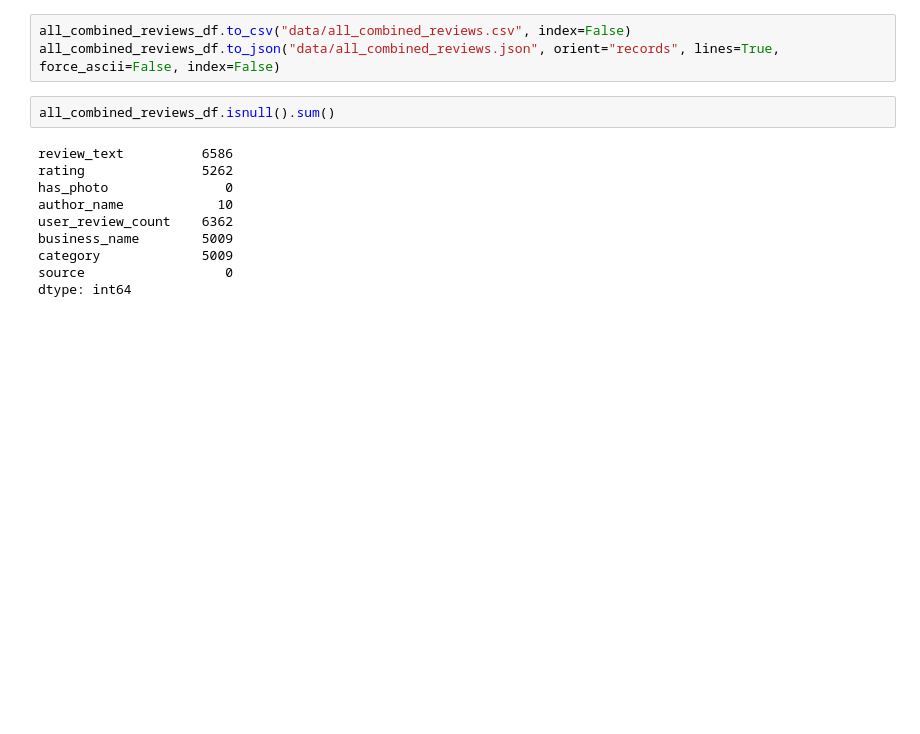
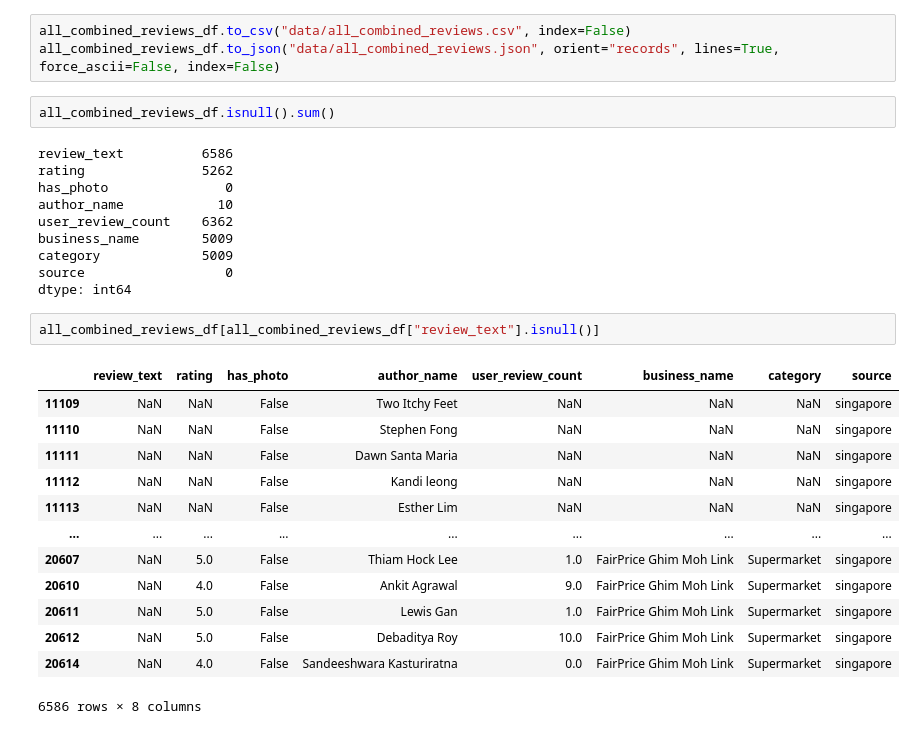
Before and after one commit to yuenning/3pandas, a Jupyter notebook: 02_data_preprocessing.ipynb, the cells around one changed output. Saved outputs shown, nothing was run; the diff lists cells and outputs as text; blank space fills up the shorter version.

```diff
--- a/02_data_preprocessing.ipynb
+++ b/02_data_preprocessing.ipynb
@@ -591,3 +591,19 @@ business_name        5009
 category             5009
 source                  0
 dtype: int64
+# %%
+all_combined_reviews_df[all_combined_reviews_df["review_text"].isnull()]
+# %% [output]
+|  | review_text | rating | has_photo | author_name | user_review_count | business_name | category | source |
+| 11109 | NaN | NaN | False | Two Itchy Feet | NaN | NaN | NaN | singapore |
+| 11110 | NaN | NaN | False | Stephen Fong | NaN | NaN | NaN | singapore |
+| 11111 | NaN | NaN | False | Dawn Santa Maria | NaN | NaN | NaN | singapore |
+| 11112 | NaN | NaN | False | Kandi leong | NaN | NaN | NaN | singapore |
+| 11113 | NaN | NaN | False | Esther Lim | NaN | NaN | NaN | singapore |
+| ... | ... | ... | ... | ... | ... | ... | ... | ... |
+| 20607 | NaN | 5.0 | False | Thiam Hock Lee | 1.0 | FairPrice Ghim Moh Link | Supermarket | singapore |
+| 20610 | NaN | 4.0 | False | Ankit Agrawal | 9.0 | FairPrice Ghim Moh Link | Supermarket | singapore |
+| 20611 | NaN | 5.0 | False | Lewis Gan | 1.0 | FairPrice Ghim Moh Link | Supermarket | singapore |
+| 20612 | NaN | 5.0 | False | Debaditya Roy | 10.0 | FairPrice Ghim Moh Link | Supermarket | singapore |
+| 20614 | NaN | 4.0 | False | Sandeeshwara Kasturiratna | 0.0 | FairPrice Ghim Moh Link | Supermarket | singapore |
+6586 rows × 8 columns
```
Also changed, not shown: 1 other file.
